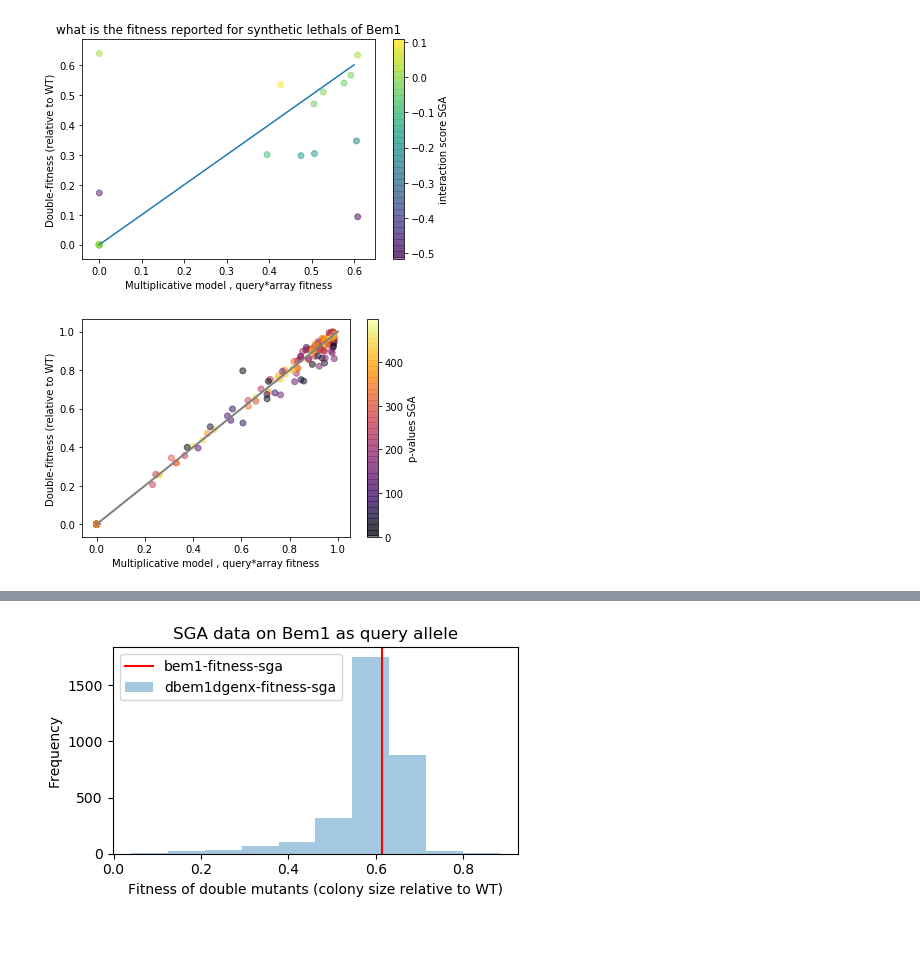
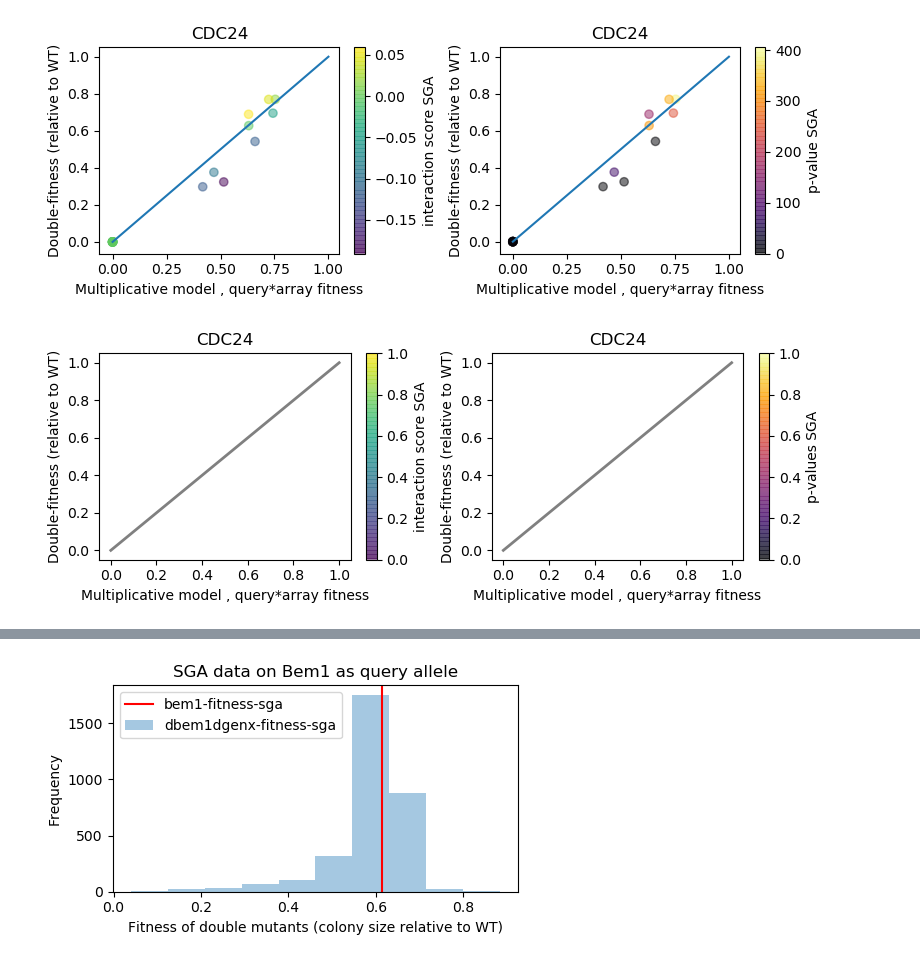
Before and after one commit to leilaicruz/machine-learning-for-yeast, a Jupyter notebook: interact2go.ipynb, the cells around one changed output, grey strips where cells are left out. Drawn from its saved outputs; the diff is of its cells as text; code cells hidden in the pictures; blank space fills up the shorter version.

```diff
--- a/interact2go.ipynb
+++ b/interact2go.ipynb
@@ -140,13 +135,27 @@ score_synt_pd
 # %%
 #plt.scatter(score_synt_pd['score'],score_synt_pd['double-fitness'])
+gene_name='CDC24'
+data=merging_datasets(gene_name)
+score_synt_pd=data
+fig, axes = plt.subplots(1, 2, figsize=(8,3), dpi=100, sharex=True, sharey=True)
+
+plt.subplot(121)
 plt.scatter(score_synt_pd['query-fitness']*score_synt_pd['array-fitness'],score_synt_pd['double-fitness'],alpha=0.5, c=score_synt_pd['score'])
-plt.plot(np.linspace(0,0.6),np.linspace(0,0.6))
+plt.plot(np.linspace(0,1),np.linspace(0,1))
 plt.xlabel('Multiplicative model , query*array fitness')
 plt.ylabel('Double-fitness (relative to WT)')
-plt.title('what is the fitness reported for synthetic lethals of Bem1')
+plt.title( gene_name)
 plt.colorbar(label='interaction score SGA')
 plt.tight_layout()
+plt.subplot(122)
+plt.scatter(score_synt_pd['query-fitness']*score_synt_pd['array-fitness'],score_synt_pd['double-fitness'],alpha=0.5, c=score_synt_pd['p-value'],cmap='inferno')
+plt.plot(np.linspace(0,1),np.linspace(0,1))
+plt.xlabel('Multiplicative model , query*array fitness')
+plt.ylabel('Double-fitness (relative to WT)')
+plt.title( gene_name)
+plt.colorbar(label='p-value SGA')
+plt.tight_layout()
 
-plt.savefig('multiplicative-vs-double-fitness-bem1.png',format='png',dpi=300,transparent=True)
+plt.savefig('merge-data-lethals-and-fitness-of-' + gene_name + '.png',format='png',dpi=300,transparent=True)
 # %% [output]
-[figure, old version]
+[figure, new version]
@@ -165,12 +162,29 @@ def get_data(gene_name):
 # %%
-data=get_data('bem3')
+## Visualising from fitness dataset without any merging with the data from synthetic lethals (data_toy_pd)
+
+data_fit=get_data_fitness(gene_name.casefold())
 #data=data[data.iloc[:,6]<1] # cutoff for the p-values
+fig, axes = plt.subplots(1, 2, figsize=(8,3), dpi=100, sharex=True, sharey=True)
+plt.subplot(121)
+plt.scatter(data_fit.iloc[:,8]*data_fit.iloc[:,7],data_fit.iloc[:,9],alpha=0.5, c=data_fit.iloc[:,5])
+plt.plot(np.linspace(0,1),np.linspace(0,1),linewidth=2,color='gray')
+plt.colorbar(label='interaction score SGA')
+plt.xlabel('Multiplicative model , query*array fitness')
+plt.ylabel('Double-fitness (relative to WT)')
+plt.title(gene_name)
 
-plt.scatter(data.iloc[:,8]*data.iloc[:,7],data.iloc[:,9],alpha=0.5, c=data.iloc[:,6],cmap='inferno')
+plt.tight_layout()
+plt.subplot(122)
+
+plt.scatter(data_fit.iloc[:,8]*data_fit.iloc[:,7],data_fit.iloc[:,9],alpha=0.5, c=data_fit.iloc[:,6],cmap='inferno')
 plt.plot(np.linspace(0,1),np.linspace(0,1),linewidth=2,color='gray')
 plt.colorbar(label='p-values SGA')
 plt.xlabel('Multiplicative model , query*array fitness')
 plt.ylabel('Double-fitness (relative to WT)')
-plt.savefig('bem3-p-value-colormap.png',format='png',dpi=300,transparent=True)
+plt.title(gene_name)
+
+plt.tight_layout()
+
+plt.savefig('data-fitness-correlations-of-' + gene_name + '.png',format='png', dpi=300,transparent=True)
 # %% [output]
-[figure, old version]
+[figure, new version]
```
Also changed, not shown: parts of 8 cells of this notebook, 21 other files.
